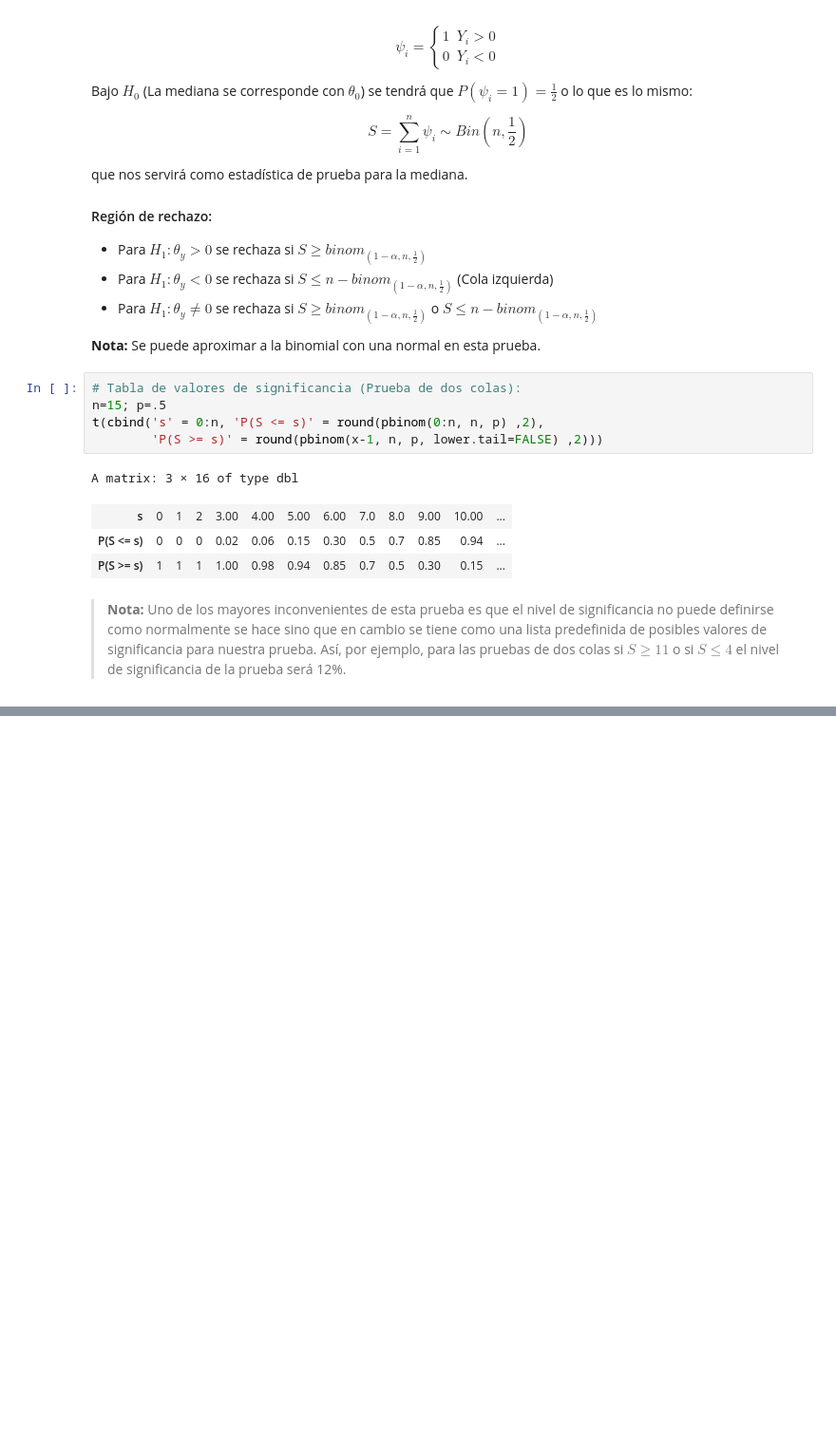
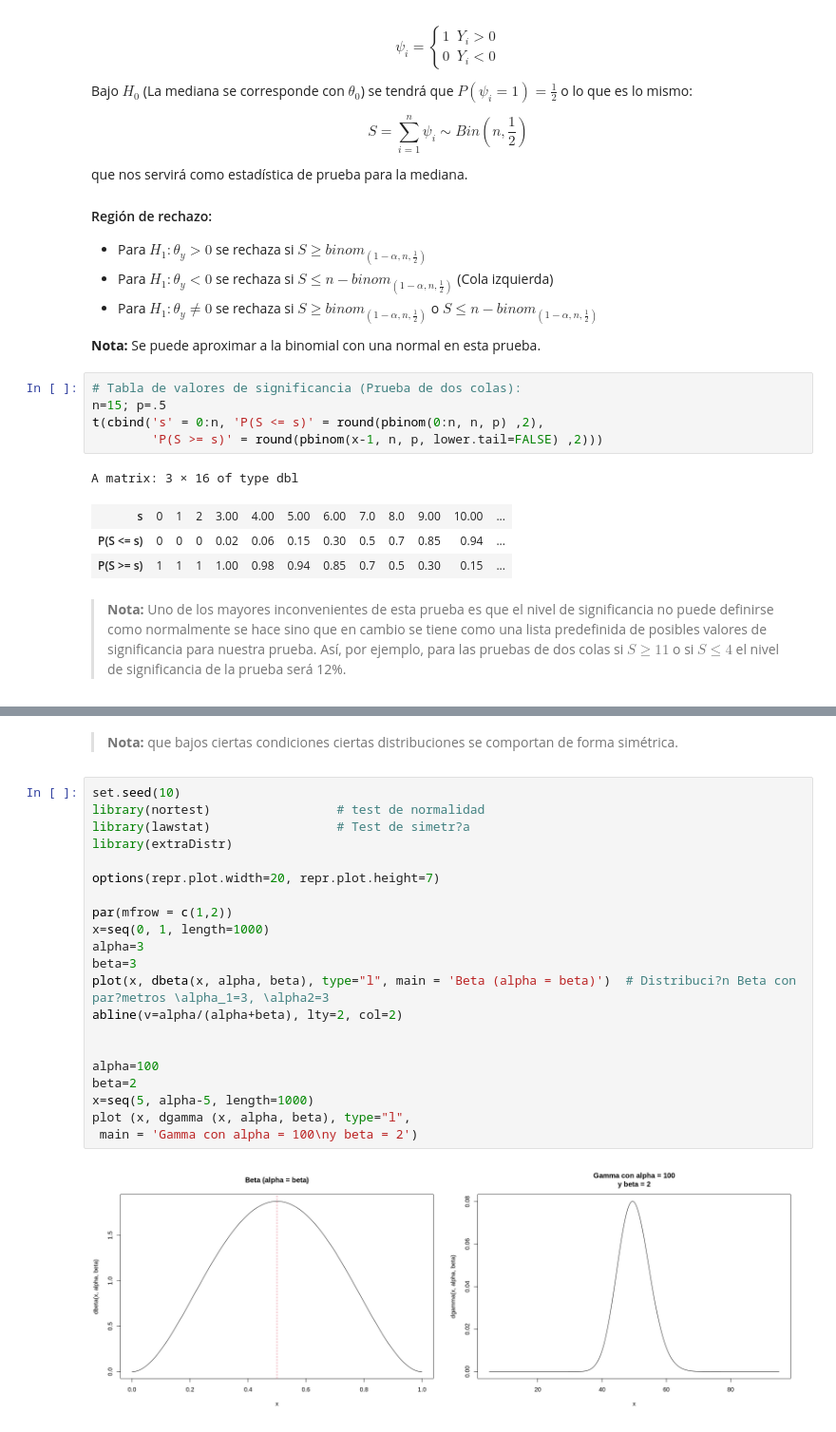
Before and after one commit to Mendivenson/nonparametrical-statistical-methods, a Jupyter notebook: 1) Test del signo y de Wilcoxon.ipynb, the cells around one changed output, grey strips where cells are left out. Shown at 95% size. Saved outputs shown, nothing was run; the diff lists cells and outputs as text; blank space fills up the shorter version.

```diff
--- a/1) Test del signo y de Wilcoxon.ipynb
+++ b/1) Test del signo y de Wilcoxon.ipynb
@@ -165,0 +208,25 @@ Son resultados que se pueden aplicar para conseguir IC o valores p de esta prueb
+# %% [markdown]
+> **Nota:** que bajos ciertas condiciones ciertas distribuciones se comportan de forma simétrica.
+# %%
+set.seed(10)
+library(nortest)                 # test de normalidad
+library(lawstat)                 # Test de simetr?a
+library(extraDistr)
+
+options(repr.plot.width=20, repr.plot.height=7)
+
+par(mfrow = c(1,2))
+x=seq(0, 1, length=1000)
+alpha=3
+beta=3
+plot(x, dbeta(x, alpha, beta), type="l", main = 'Beta (alpha = beta)')  # Distribuci?n Beta con par?metros \alpha_1=3, \alpha2=3
+abline(v=alpha/(alpha+beta), lty=2, col=2)
+
+
+alpha=100
+beta=2
+x=seq(5, alpha-5, length=1000)
+plot (x, dgamma (x, alpha, beta), type="l",
+ main = 'Gamma con alpha = 100\ny beta = 2')
+# %% [output]
+[figure, added]
```
Also changed, not shown: parts of 11 cells of this notebook.
